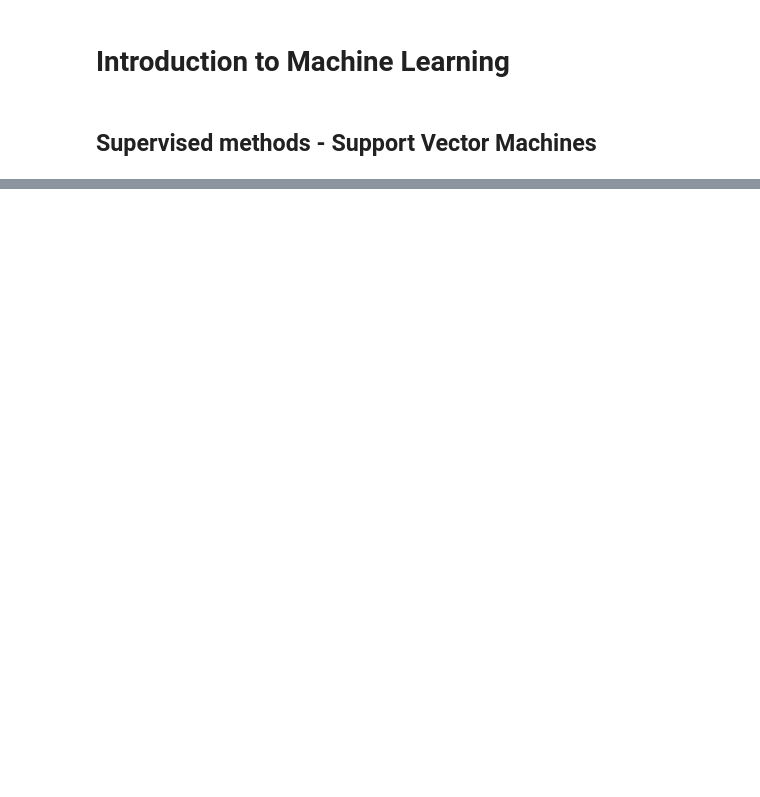
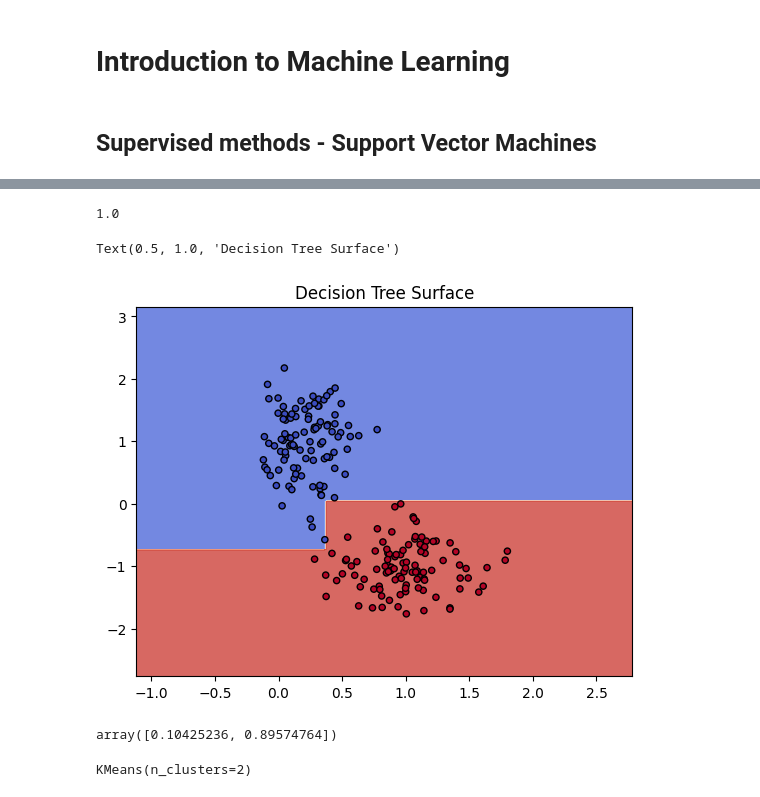
Before and after one commit to ramav87/Introduction-to-Python, a Jupyter notebook: Notebooks/Intro to ML.ipynb, the cells around one changed output, grey strips where cells are left out. Drawn from its saved outputs; the diff is of its cells as text; code cells hidden in the pictures; blank space fills up the shorter version.

```diff
--- a/Notebooks/Intro to ML.ipynb
+++ b/Notebooks/Intro to ML.ipynb
@@ -58,0 +111,41 @@ Score: 0.98
+# %%
+#Decision tree classifier
+#This time, we import the decision tree classifier
+from sklearn.tree import DecisionTreeClassifier
+
+#Use entropy as the criterion
+dtc = DecisionTreeClassifier(criterion = 'entropy')
+
+#Fit to the training data
+dtc.fit(all_points.T, labels)
+
+#Score it
+score = dtc.score(X_test, y_test)
+print(score)
+# %% [output]
+1.0
+# %%
+#Now let's plot the decision surface
+
+fig, axes = plt.subplots()
+
+plot_contours(axes, dtc, xx, yy,
+                  cmap=plt.cm.coolwarm, alpha=0.8)
+axes.scatter(all_points[0,:], all_points[1,:], c=labels, cmap=plt.cm.coolwarm, s=20, edgecolors='k')
+axes.set_title('Decision Tree Surface')
+# %% [output]
+Text(0.5, 1.0, 'Decision Tree Surface')
+[figure, added]
+# %%
+#We can visualize the decision tree using some viz packages.
+dtc.feature_importances_
+# %% [output]
+array([0.10425236, 0.89574764])
+# %%
+#DO k-means clustering
+
+from sklearn.cluster import KMeans
+km = KMeans(n_clusters=2) #number of clusters
+km.fit(all_points.T)
+# %% [output]
+KMeans(n_clusters=2)
```
Also changed, not shown: parts of 7 cells of this notebook.
